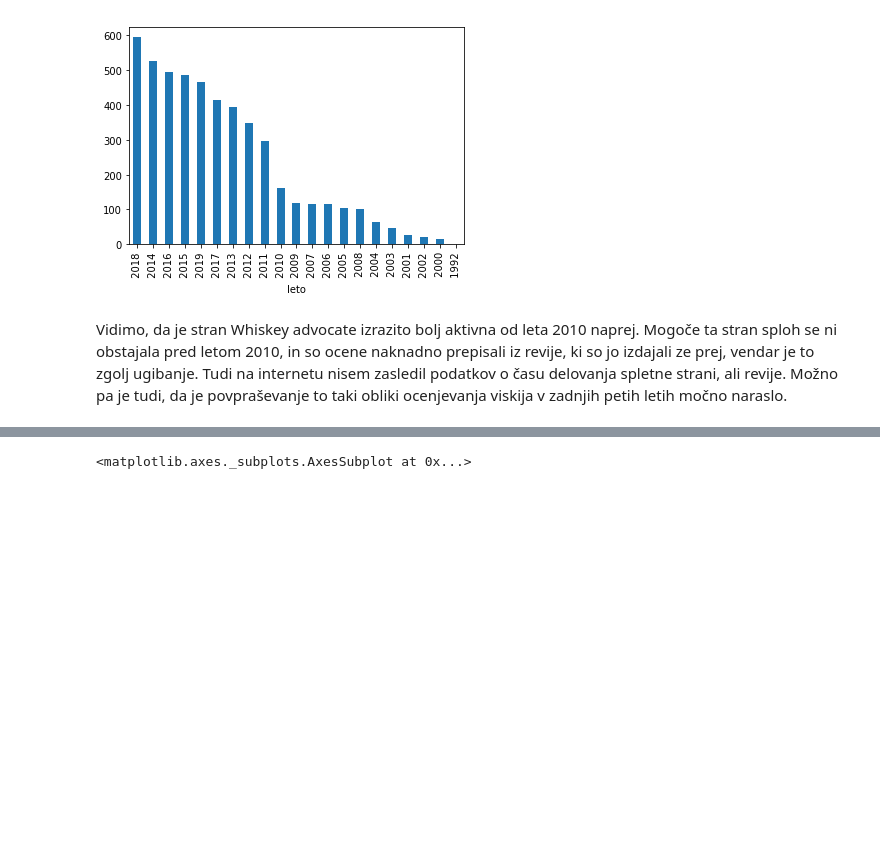
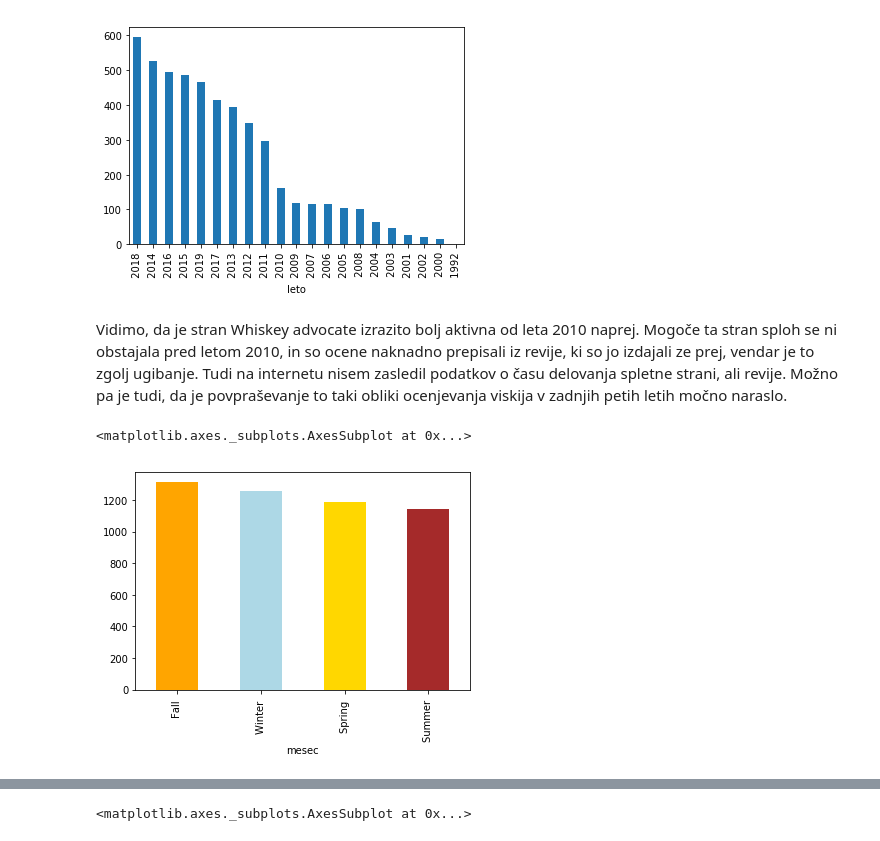
Before and after one commit to GTerglav/Viski, a Jupyter notebook: viski_analiza.ipynb, the cells around one changed output, grey strips where cells are left out. Saved outputs shown, nothing was run; the diff lists cells and outputs as text; code cells hidden in the pictures; blank space fills up the shorter version.

```diff
--- a/viski_analiza.ipynb
+++ b/viski_analiza.ipynb
@@ -142,5 +112,9 @@ viski
+# %%
+viski['mesec'] = viski.cas_ocene.replace(to_replace="\d\d\d\d", value="",inplace=False, limit=None, regex=True, method='pad')
 # %%
 viski_leto = viski.groupby("leto")
+# %%
+viski_mesec = viski.groupby("mesec")
 # %%
 viski_leto.size().sort_values(ascending=False).plot.bar(y='stevilo reviewov')
 # %% [output]
@@ -149,3 +123,9 @@ viski_leto.size().sort_values(ascending=False).plot.bar(y='stevilo reviewov')
 # %% [markdown]
 Vidimo, da je stran Whiskey advocate izrazito bolj aktivna od leta 2010 naprej. Mogoče ta stran sploh se ni obstajala pred letom 2010, in so ocene naknadno prepisali iz revije, ki so jo izdajali ze prej, vendar je to zgolj ugibanje. Tudi na internetu nisem zasledil podatkov o času delovanja spletne strani, ali revije.
 Možno pa je tudi, da je povpraševanje to taki obliki ocenjevanja viskija v zadnjih petih letih močno naraslo.
+# %%
+viski_mesec.size().sort_values(ascending=False).plot.bar(color=['orange', 'lightblue', 'gold',
+                                                          'brown'])
+# %% [output]
+<matplotlib.axes._subplots.AxesSubplot at 0x...>
+[figure, added]
```
Also changed, not shown: parts of 11 cells of this notebook.
